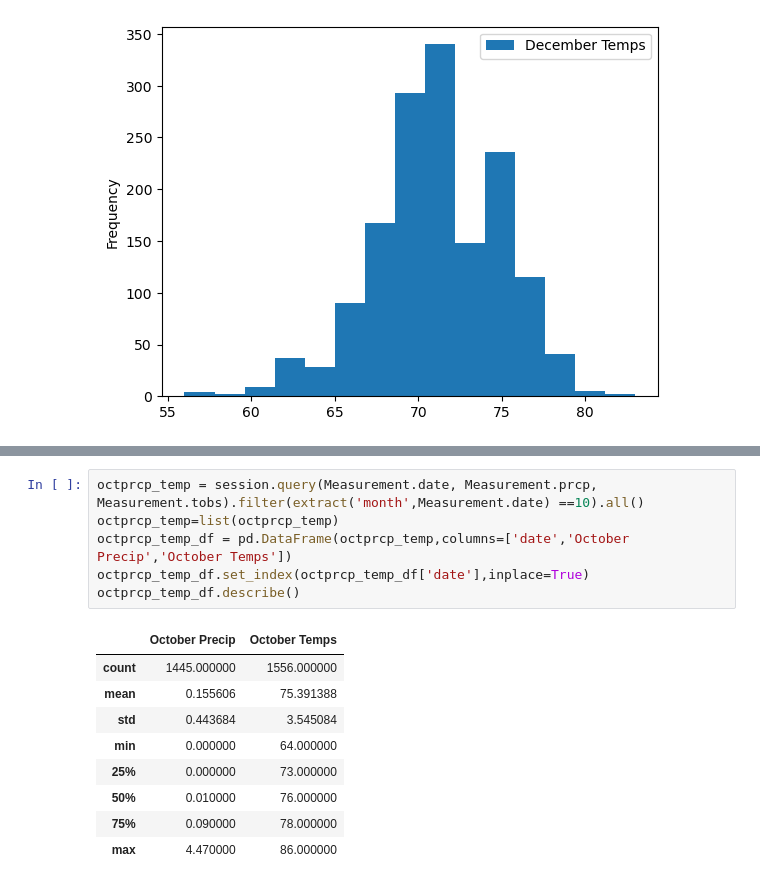
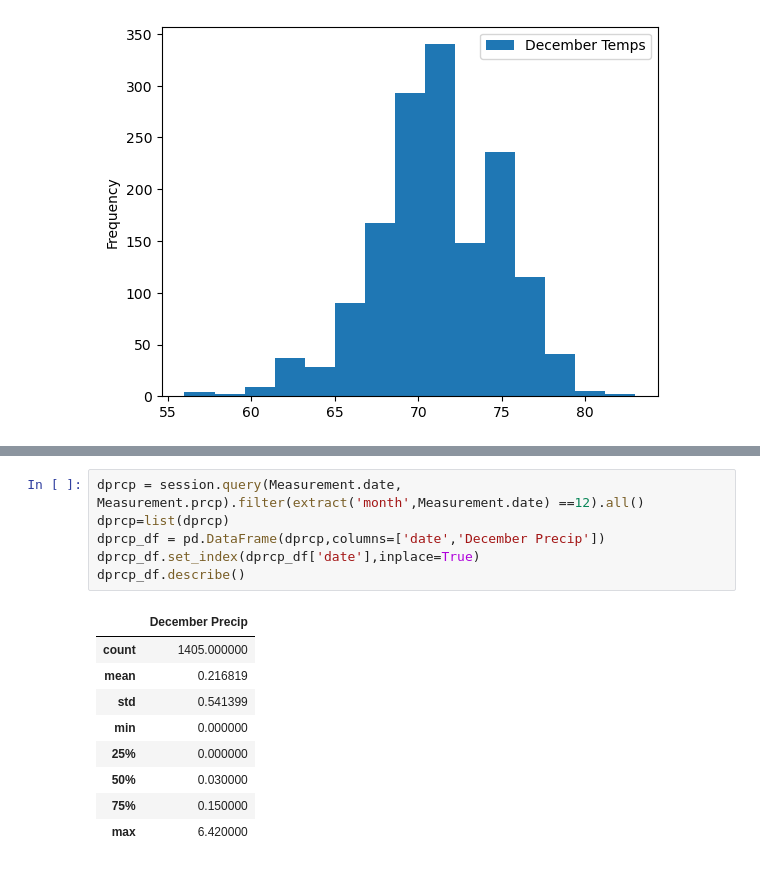
Before and after one commit to hheng9/surfs_up, a Jupyter notebook: SurfsUp_Challenge.ipynb, the cells around one changed output, grey strips where cells are left out. Drawn from its saved outputs; the diff is of its cells as text.

```diff
--- a/SurfsUp_Challenge.ipynb
+++ b/SurfsUp_Challenge.ipynb
@@ -109,16 +109,16 @@ janprcp_temp_df.describe()
 # %%
-octprcp_temp = session.query(Measurement.date, Measurement.prcp, Measurement.tobs).filter(extract('month',Measurement.date) ==10).all()
-octprcp_temp=list(octprcp_temp)
-octprcp_temp_df = pd.DataFrame(octprcp_temp,columns=['date','October Precip','October Temps'])
-octprcp_temp_df.set_index(octprcp_temp_df['date'],inplace=True)
-octprcp_temp_df.describe()
+dprcp = session.query(Measurement.date, Measurement.prcp).filter(extract('month',Measurement.date) ==12).all()
+dprcp=list(dprcp)
+dprcp_df = pd.DataFrame(dprcp,columns=['date','December Precip'])
+dprcp_df.set_index(dprcp_df['date'],inplace=True)
+dprcp_df.describe()
 # %% [output]
-|  | October Precip | October Temps |
-| count | 1445.000000 | 1556.000000 |
-| mean | 0.155606 | 75.391388 |
-| std | 0.443684 | 3.545084 |
-| min | 0.000000 | 64.000000 |
-| 25% | 0.000000 | 73.000000 |
-| 50% | 0.010000 | 76.000000 |
-| 75% | 0.090000 | 78.000000 |
-| max | 4.470000 | 86.000000 |
+|  | December Precip |
+| count | 1405.000000 |
+| mean | 0.216819 |
+| std | 0.541399 |
+| min | 0.000000 |
+| 25% | 0.000000 |
+| 50% | 0.030000 |
+| 75% | 0.150000 |
+| max | 6.420000 |
```
Also changed, not shown: parts of 1 cell of this notebook.
